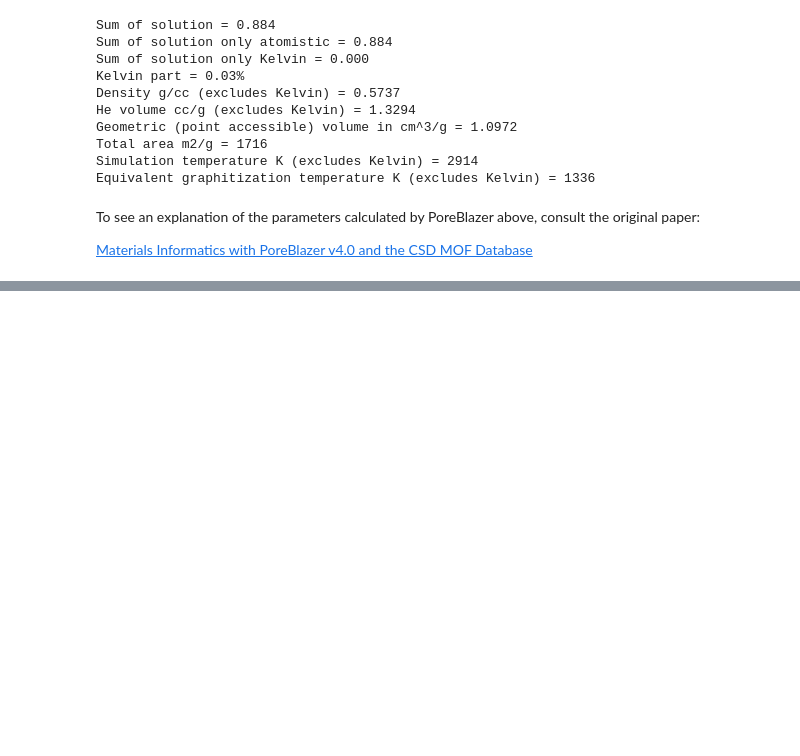
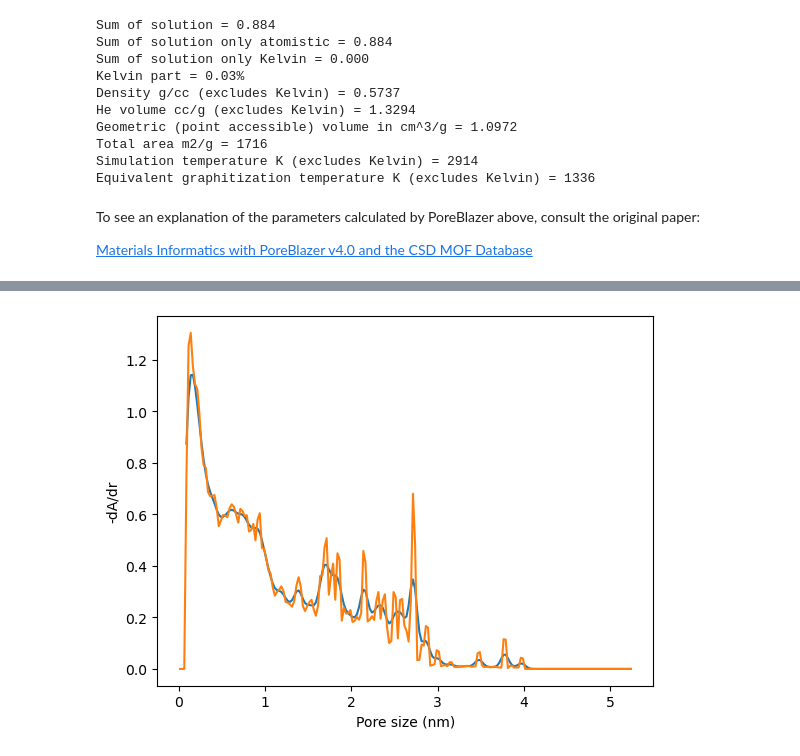
Before and after one commit to nandobike/3d-vis, a Jupyter notebook: 3D_calculation.ipynb, the cells around one changed output, grey strips where cells are left out. Cells and saved outputs as stored; diff of their text form; code cells hidden in the pictures; blank space fills up the shorter version.

```diff
--- a/3D_calculation.ipynb
+++ b/3D_calculation.ipynb
@@ -457,0 +465,10 @@ if True:
+# %%
+plt.plot(df_PSD_pb[0]/10,
+               PSD_solution_smooth*10/(df_PSD_pb[0]/10))
+plt.plot(df_PSD_pb[0]/10,
+               PSD_solution*10/(df_PSD_pb[0]/10))
+plt.xlabel('Pore size (nm)')
+plt.ylabel('-dA/dr')
+plt.show()
+# %% [output]
+[figure, added]
```
Also changed, not shown: parts of 9 cells of this notebook.
